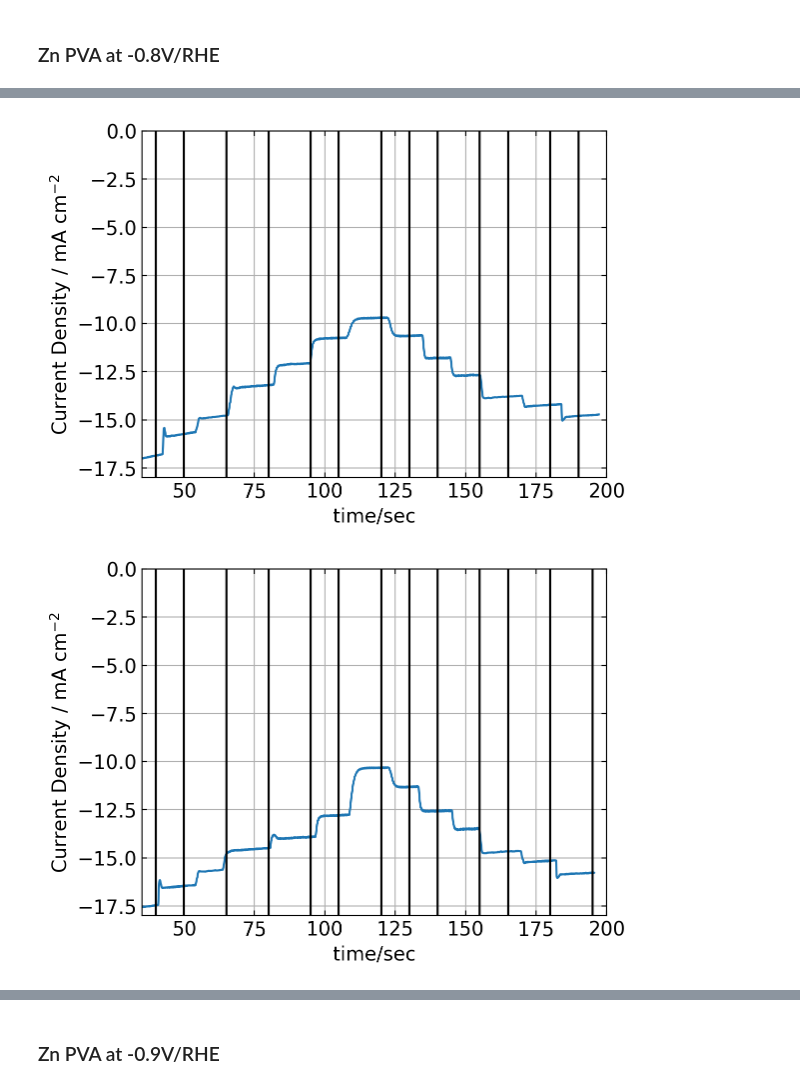
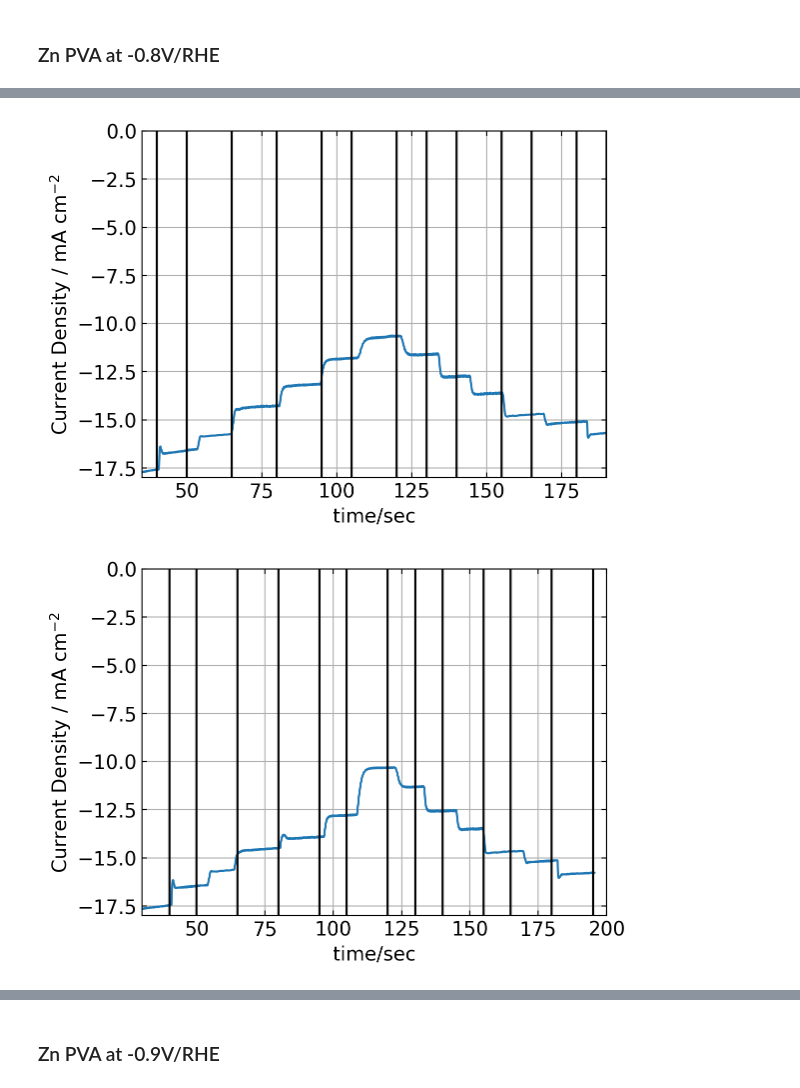
Before and after one commit to scbgroup/Koutecky-Levich-for-ECH, a Jupyter notebook: K-L Tafel Slope analysis.ipynb, the cells around one changed output, grey strips where cells are left out. Cells and saved outputs as stored; diff of their text form; code cells hidden in the pictures.

```diff
--- a/K-L Tafel Slope analysis.ipynb
+++ b/K-L Tafel Slope analysis.ipynb
@@ -570,6 +581,10 @@ n at -0.9V/RHE =   1.53 ± 0.10
 n at -1.0V/RHE =   1.38 ± 0.04
 # %% [markdown]
 ### Zn PVA at -0.7V/RHE
+# %%
+order = array([1,2,3])
+ZnPVA_ECHlist_07 = [f'ZnPVAECH_07 RDE {i} ECH 1600 rpm K-L.mpt' for i in order]
+ZnPVA_ECH_07 = [ec.read_mpt(f)for f in ZnPVA_ECHlist_07]
 # %%
 for df in ZnPVA_ECH_07[0:1]:
     icd = df['icd']
@@ -578,16 +593,16 @@ for df in ZnPVA_ECH_07[0:1]:
 
     xlabel('time/sec')
     ylabel('Current Density / mA cm$^{-2}$')
-    ylim(-8,0)
-    xlim(540,730)
+    ylim(-9,0)
+
 grid()
 
-x_list = [555,570,580,600,620,635,660,685,690,700,710,715,722]
+x_list = [68,75,85,90,100,110,125,140,150,160,170,180,190]
 for i in x_list:
     axvline(x=i,color='black')
 show()
 
-time_ZP07_1 = [555,570,580,600,620,635,660,685,690,700,710,715,722]
+time_ZP07_1 = [68,75,85,90,100,110,125,140,150,160,170,180,190]
 I_ZP07_1 = []
 for i in num:
     icd = ZnPVA_ECH_07[0]['icd'][ZnPVA_ECH_07[0]['time/s'] < time_ZP07_1[i]][-1:]
@@ -627,18 +642,19 @@ for df in ZnPVA_ECH_07[2:3]:
 
     xlabel('time/sec')
     ylabel('Current Density / mA cm$^{-2}$')
-    ylim(-9,0)
+    ylim(-8,0)
+    xlim(540,730)
 
 grid()
 
-x_list = [68,75,85,90,100,110,125,140,150,160,170,180,190]
+x_list = [555,570,580,600,620,635,660,685,690,700,710,715,722]
 for i in x_list:
     axvline(x=i,color='black')
 
 
 show()
 
-time_ZP07_3 = [68,75,85,90,100,110,125,140,150,160,170,180,190]
+time_ZP07_3 = [555,570,580,600,620,635,660,685,690,700,710,715,722]
 I_ZP07_3 = []
 for i in num:
     icd = ZnPVA_ECH_07[2]['icd'][ZnPVA_ECH_07[2]['time/s'] < time_ZP07_3[i]][-1:]
@@ -698,5 +681,9 @@ show()
 # %% [markdown]
 ### Zn PVA at -0.8V/RHE
+# %%
+order = array([1,2,3])
+ZnPVA_ECHlist_08 = [f'ZnPVAECH_08 RDE {i} ECH 1600 rpm K-L.mpt' for i in order]
+ZnPVA_ECH_08 = [ec.read_mpt(f)for f in ZnPVA_ECHlist_08]
 # %%
 for df in ZnPVA_ECH_08[0:1]:
     icd = df['icd']
@@ -726,28 +713,28 @@ for i in num:
 # %%
 for df in ZnPVA_ECH_08[1:2]:
     icd = df['icd']
     time= df['time/s']
     plot(time,icd)
 
     xlabel('time/sec')
     ylabel('Current Density / mA cm$^{-2}$')
     ylim(-18,0)
-    xlim(35,200)
+    xlim(35,190)
 
 grid()
 
 x_list = [40,50,65,80,95,105,120,130,140,155,165,180,190]
 for i in x_list:
     axvline(x=i,color='black')
 show()
 
 time_ZP08_2 = [40,50,65,80,95,105,120,130,140,155,165,180,190]
 I_ZP08_2 = []
 for i in num:
     icd = ZnPVA_ECH_08[1]['icd'][ZnPVA_ECH_08[1]['time/s'] < time_ZP08_2[i]][-1:]
     I_ZP08_2.extend(-1/icd)
 # %% [output]
-[figure, old version]
+[figure, new version]
 # %%
 for df in ZnPVA_ECH_08[2:3]:
     icd = df['icd']
@@ -757,7 +744,7 @@ for df in ZnPVA_ECH_08[2:3]:
     xlabel('time/sec')
     ylabel('Current Density / mA cm$^{-2}$')
     ylim(-18,0)
-    xlim(35,200)
+    xlim(30,200)
 
 grid()
 
@@ -773,5 +760,5 @@ for i in num:
     icd = ZnPVA_ECH_08[2]['icd'][ZnPVA_ECH_08[2]['time/s'] < time_ZP08_3[i]][-1:]
     I_ZP08_3.extend(-1/icd)
 # %% [output]
-[figure, old version]
+[figure, new version]
 # %%
```
Also changed, not shown: parts of 43 cells of this notebook, 24 other files.
